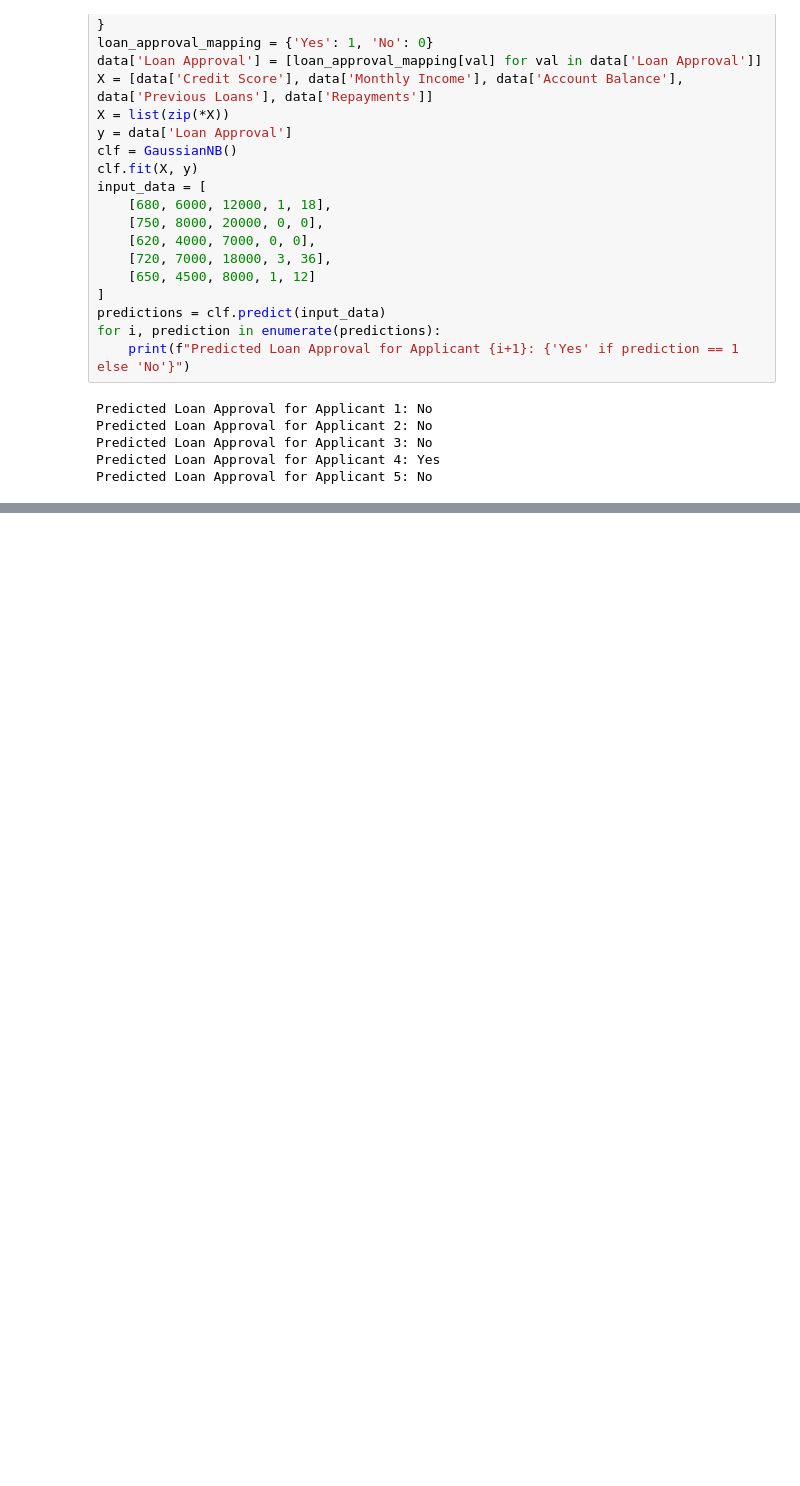
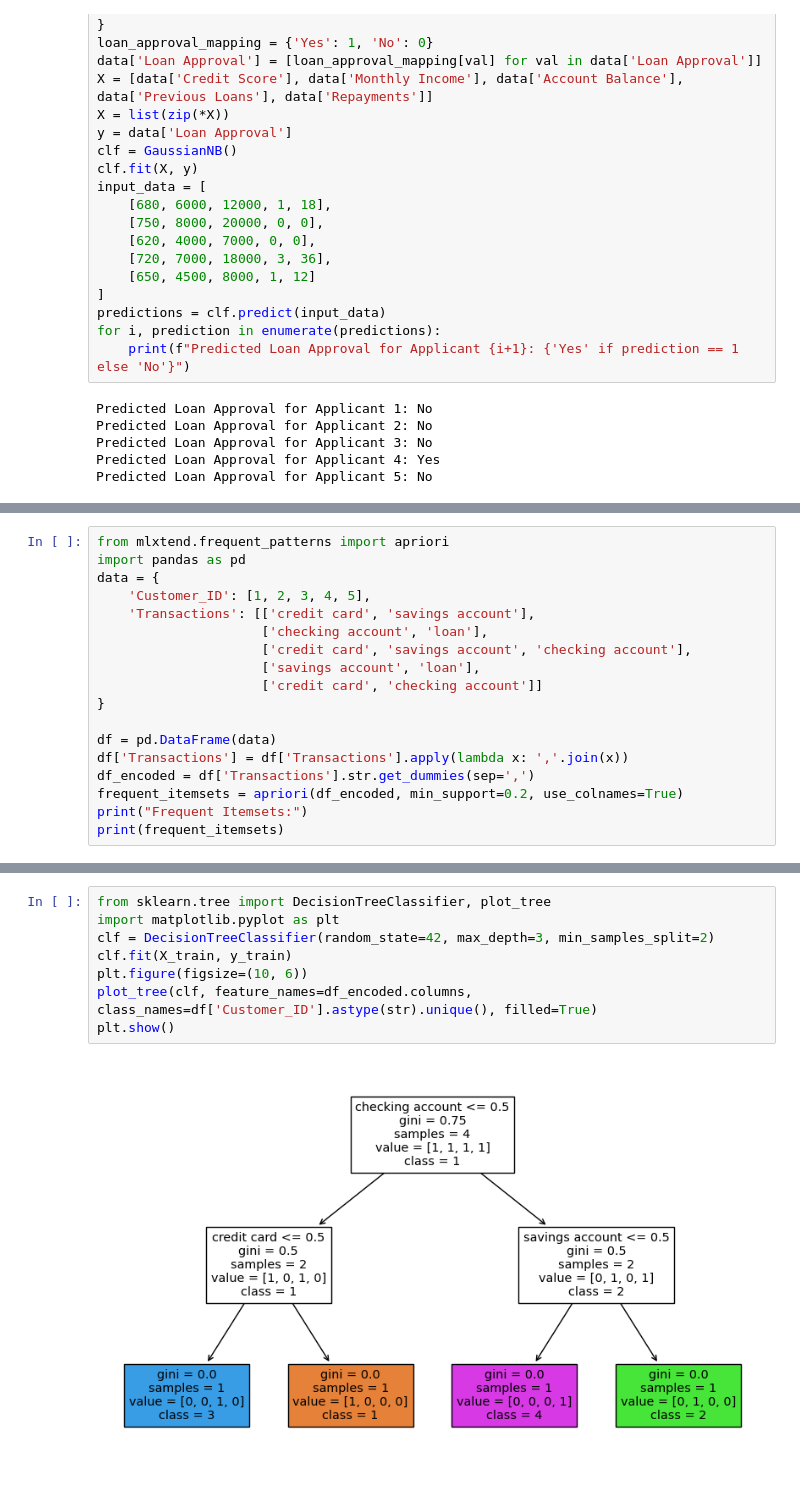
Before and after one commit to amanpanday2811/Data_Mining_Assignment_aman_22MIS1110, a Jupyter notebook: data_mining_assignment_22mis1110.ipynb, the cells around one changed output, grey strips where cells are left out. Saved outputs shown, nothing was run; the diff lists cells and outputs as text; blank space fills up the shorter version.

```diff
--- a/data_mining_assignment_22mis1110.ipynb
+++ b/data_mining_assignment_22mis1110.ipynb
@@ -35,0 +72,18 @@ Predicted Loan Approval for Applicant 5: No
+# %%
+from mlxtend.frequent_patterns import apriori
+import pandas as pd
+data = {
+    'Customer_ID': [1, 2, 3, 4, 5],
+    'Transactions': [['credit card', 'savings account'],
+                     ['checking account', 'loan'],
+                     ['credit card', 'savings account', 'checking account'],
+                     ['savings account', 'loan'],
+                     ['credit card', 'checking account']]
+}
+
+df = pd.DataFrame(data)
+df['Transactions'] = df['Transactions'].apply(lambda x: ','.join(x))
+df_encoded = df['Transactions'].str.get_dummies(sep=',')
+frequent_itemsets = apriori(df_encoded, min_support=0.2, use_colnames=True)
+print("Frequent Itemsets:")
+print(frequent_itemsets)
@@ -35,0 +103,10 @@ Predicted Loan Approval for Applicant 5: No
+# %%
+from sklearn.tree import DecisionTreeClassifier, plot_tree
+import matplotlib.pyplot as plt
+clf = DecisionTreeClassifier(random_state=42, max_depth=3, min_samples_split=2)
+clf.fit(X_train, y_train)
+plt.figure(figsize=(10, 6))
+plot_tree(clf, feature_names=df_encoded.columns, class_names=df['Customer_ID'].astype(str).unique(), filled=True)
+plt.show()
+# %% [output]
+[figure, added]
```
Also changed, not shown: parts of 2 cells of this notebook.
